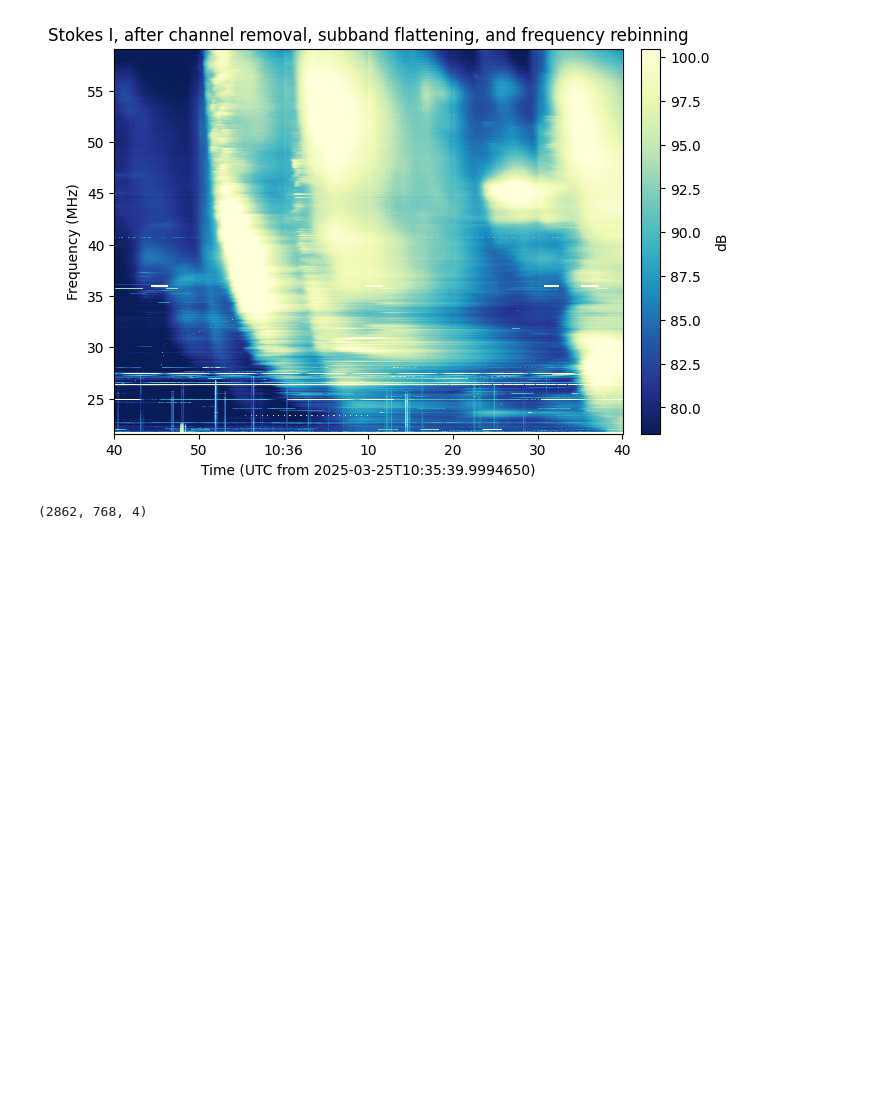
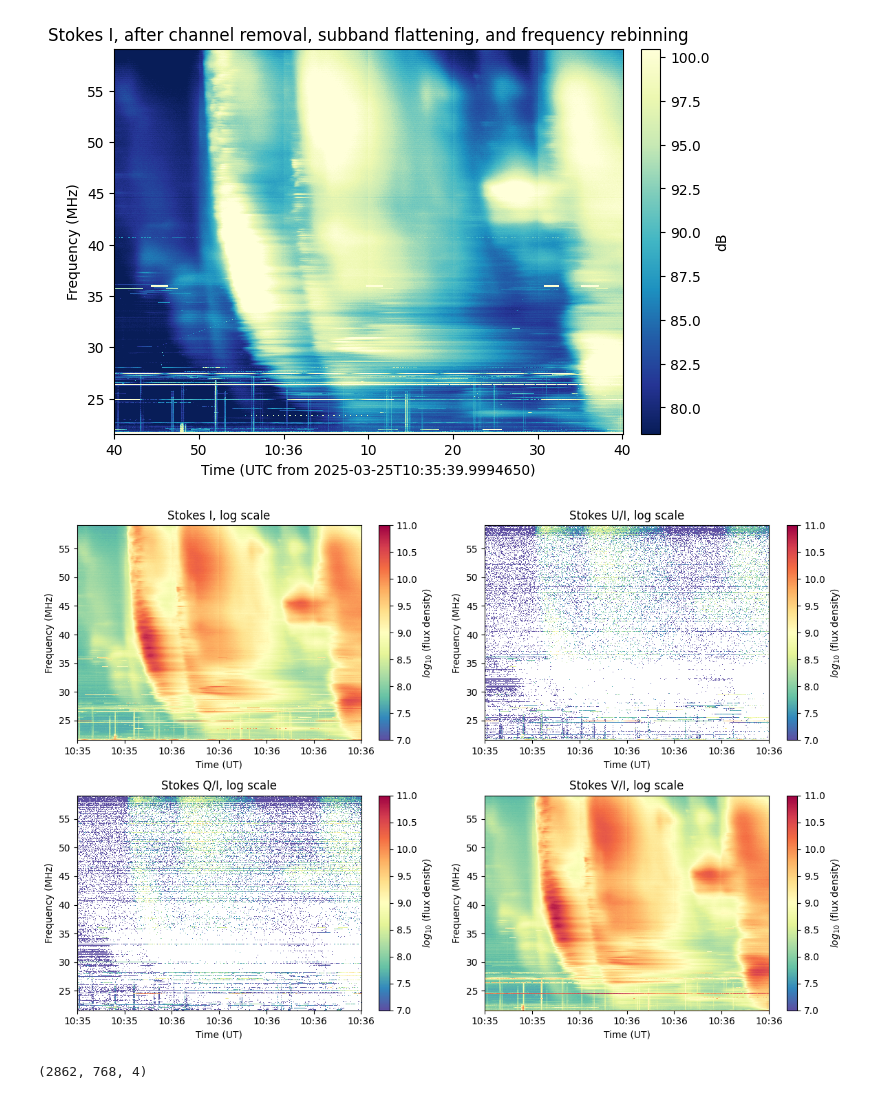
Before and after one commit to MohamedNedal/nenufar_work, a Jupyter notebook: sandbox.ipynb, the cells around one changed output. Drawn from its saved outputs; the diff is of its cells as text; code cells hidden in the pictures; blank space fills up the shorter version.

```diff
--- a/sandbox.ipynb
+++ b/sandbox.ipynb
@@ -635,3 +633,65 @@ low_data.get()
+# %%
+freqs = low_data.freq.to_value('MHz')
+times = np.array([datetime.utcfromtimestamp(t) for t in low_data.time.unix])
+
+fig = plt.figure(figsize=[12,8])
+
+ax = fig.add_subplot(221)
+flux = low_data.data[:,:,0].real
+log_flux = np.log10(flux)
+pc = ax.pcolormesh(times, freqs, log_flux.T,
+                    vmin=7, vmax=11,
+                    shading='auto', cmap='Spectral_r')
+fig.colorbar(pc, ax=ax, label=r'$log_{10}$ (flux density)')
+ax.set_xlabel('Time (UT)')
+ax.set_ylabel('Frequency (MHz)')
+ax.set_title('Stokes I, log scale')
+ax.xaxis_date()
+ax.xaxis.set_major_formatter(mdates.DateFormatter('%H:%M'))
+
+ax  = fig.add_subplot(222)
+flux = low_data.data[:,:,1].real
+log_flux = np.log10(flux)
+pc = ax.pcolormesh(times, freqs, log_flux.T,
+                    vmin=7, vmax=11,
+                    shading='auto', cmap='Spectral_r')
+fig.colorbar(pc, ax=ax, label=r'$log_{10}$ (flux density)')
+ax.set_xlabel('Time (UT)')
+ax.set_ylabel('Frequency (MHz)')
+ax.set_title('Stokes U/I, log scale')
+ax.xaxis_date()
+ax.xaxis.set_major_formatter(mdates.DateFormatter('%H:%M'))
+
+ax  = fig.add_subplot(223)
+flux = low_data.data[:,:,2].real
+log_flux = np.log10(flux)
+pc = ax.pcolormesh(times, freqs, log_flux.T,
+                    vmin=7, vmax=11,
+                    shading='auto', cmap='Spectral_r')
+fig.colorbar(pc, ax=ax, label=r'$log_{10}$ (flux density)')
+ax.set_xlabel('Time (UT)')
+ax.set_ylabel('Frequency (MHz)')
+ax.set_title('Stokes Q/I, log scale')
+ax.xaxis_date()
+ax.xaxis.set_major_formatter(mdates.DateFormatter('%H:%M'))
+
+ax  = fig.add_subplot(224)
+flux = low_data.data[:,:,3].real
+log_flux = np.log10(flux)
+pc = ax.pcolormesh(times, freqs, log_flux.T,
+                    vmin=7, vmax=11,
+                    shading='auto', cmap='Spectral_r')
+fig.colorbar(pc, ax=ax, label=r'$log_{10}$ (flux density)')
+ax.set_xlabel('Time (UT)')
+ax.set_ylabel('Frequency (MHz)')
+ax.set_title('Stokes V/I, log scale')
+ax.xaxis_date()
+ax.xaxis.set_major_formatter(mdates.DateFormatter('%H:%M'))
+
+fig.tight_layout()
+plt.show()
+# %% [output]
+[figure, added]
 # %%
 low_data.data.shape
 # %% [output]
```
Also changed, not shown: parts of 1 cell of this notebook.
